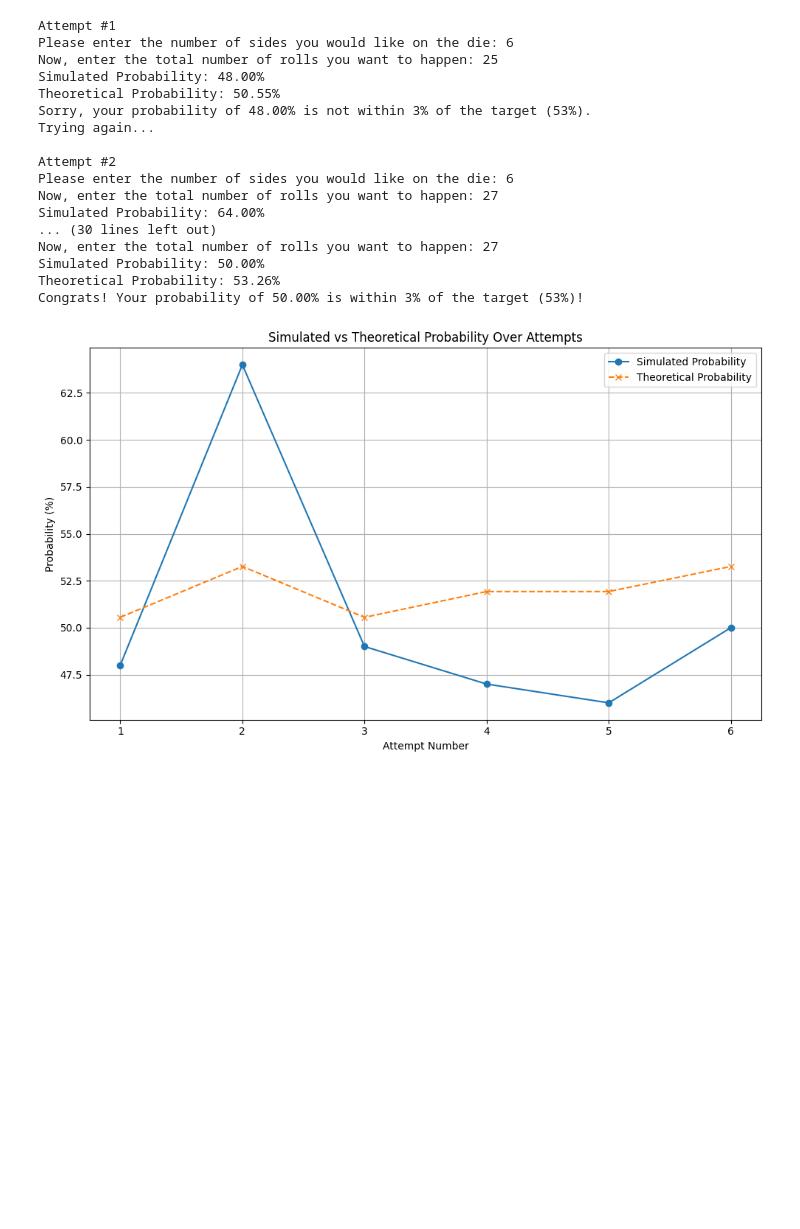
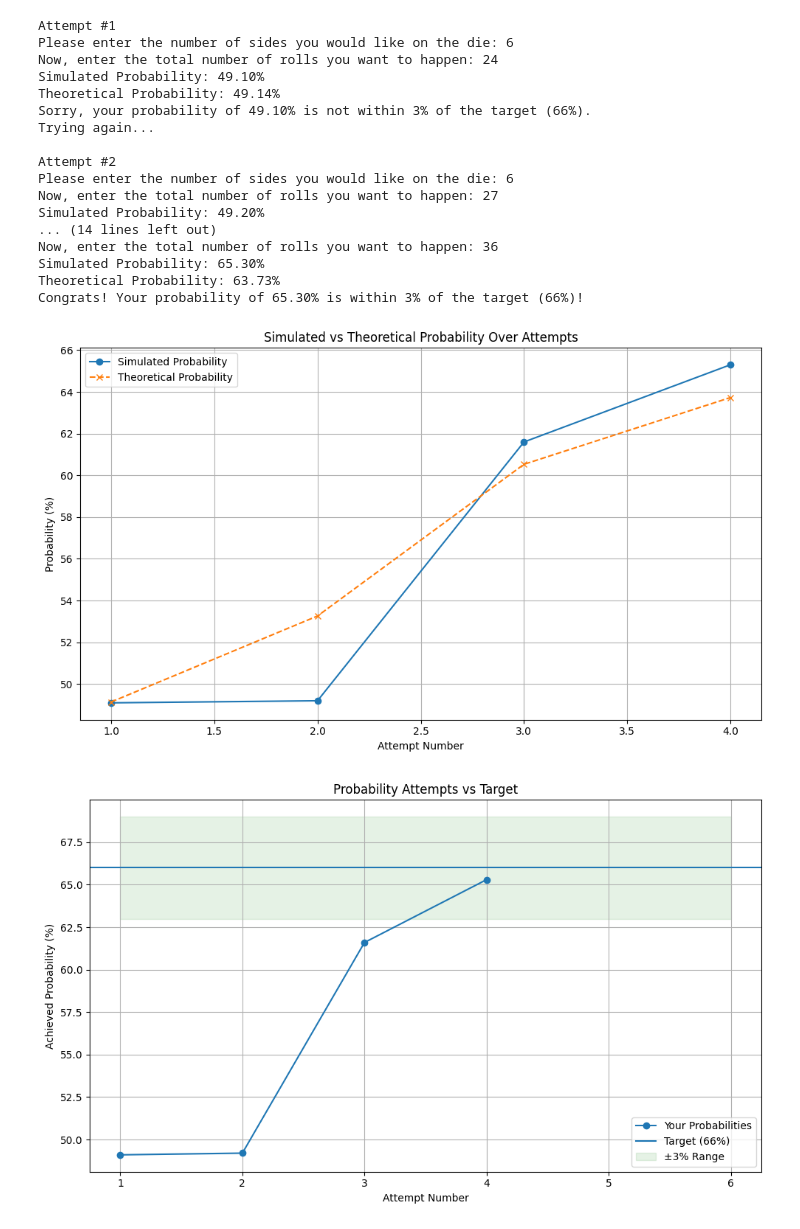
Before and after one commit to byrneap23/FinalProject, a Jupyter notebook: FinalProject.ipynb, the cells around one changed output. Saved outputs shown, nothing was run; the diff lists cells and outputs as text; code cells hidden in the pictures; blank space fills up the shorter version.

```diff
--- a/FinalProject.ipynb
+++ b/FinalProject.ipynb
@@ -89,41 +90,56 @@ while True:
     print(f"Simulated Probability: {prob:.2f}%")
     print(f"Theoretical Probability: {actual_prob:.2f}%")
 
     if abs(prob - target) <= 3:
         print(f"Congrats! Your probability of {prob:.2f}% is within 3% of the target ({target}%)!")
         break
     else:
         print(f"Sorry, your probability of {prob:.2f}% is not within 3% of the target ({target}%).")
         print("Trying again...")
         attempt += 1
 
 # Line Graph: Simulated vs Actual Probability
 plt.figure(figsize=(10, 6))
 plt.plot(range(1, attempt + 1), simulated_history, marker='o', label="Simulated Probability")
 plt.plot(range(1, attempt + 1), actual_history, marker='x', linestyle='--', label="Theoretical Probability")
 plt.title("Simulated vs Theoretical Probability Over Attempts")
 plt.xlabel("Attempt Number")
 plt.ylabel("Probability (%)")
 plt.legend()
 plt.grid(True)
 plt.tight_layout()
 plt.show()
+
+# Plotting after success
+plt.figure(figsize=(10, 6))
+plt.plot(range(1, attempt + 1), simulated_history, marker='o', label="Your Probabilities")
+plt.axhline(y=target, linestyle='-', label=f"Target ({target}%)")
+plt.fill_between(range(1, attempt + 3), target - 3, target + 3, color='green', alpha=0.1, label="±3% Range")
+
+plt.title("Probability Attempts vs Target")
+plt.xlabel("Attempt Number")
+plt.ylabel("Achieved Probability (%)")
+plt.legend()
+plt.grid(True)
+plt.tight_layout()
+plt.show()
 # %% [output]
 Attempt #1
 Please enter the number of sides you would like on the die: 6
-Now, enter the total number of rolls you want to happen: 25
-Simulated Probability: 48.00%
-Theoretical Probability: 50.55%
-Sorry, your probability of 48.00% is not within 3% of the target (53%).
+Now, enter the total number of rolls you want to happen: 24
+Simulated Probability: 49.10%
+Theoretical Probability: 49.14%
+Sorry, your probability of 49.10% is not within 3% of the target (66%).
 Trying again...
 
 Attempt #2
 Please enter the number of sides you would like on the die: 6
 Now, enter the total number of rolls you want to happen: 27
-Simulated Probability: 64.00%
-... (30 lines left out)
-Now, enter the total number of rolls you want to happen: 27
-Simulated Probability: 50.00%
-Theoretical Probability: 53.26%
-Congrats! Your probability of 50.00% is within 3% of the target (53%)!
+Simulated Probability: 49.20%
+... (14 lines left out)
+Now, enter the total number of rolls you want to happen: 36
+Simulated Probability: 65.30%
+Theoretical Probability: 63.73%
+Congrats! Your probability of 65.30% is within 3% of the target (66%)!
-[figure, old version]
+[figure, new version]
+[figure, added]
```
Also changed, not shown: parts of 1 cell of this notebook.
